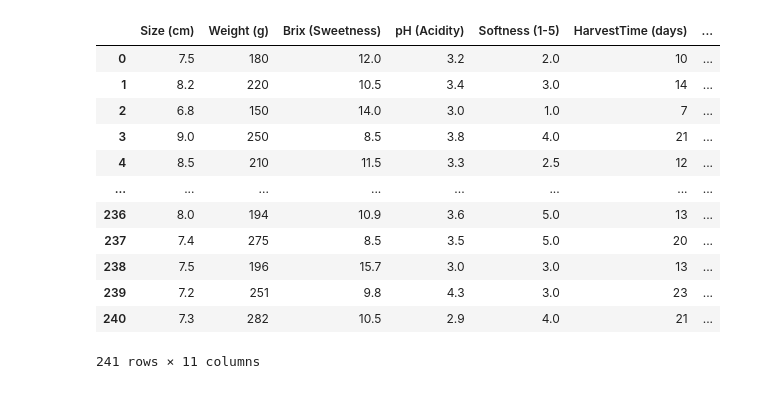
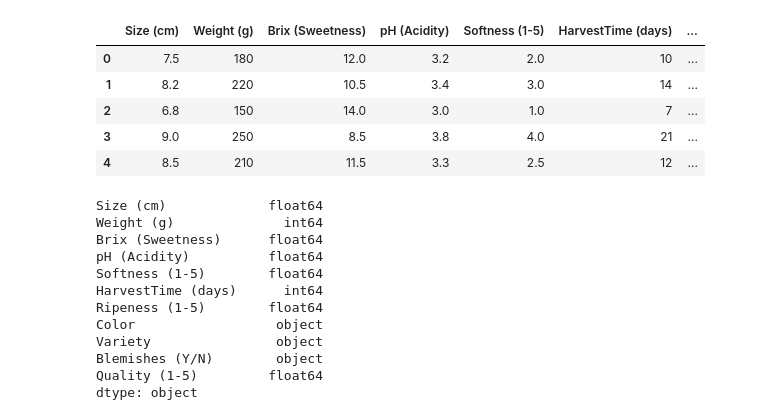
Before and after one commit to mbrwn65/OrangeAnalysis, a Jupyter notebook: orangeanalysis.ipynb, the cells around one changed output. Cells and saved outputs as stored; diff of their text form; code cells hidden in the pictures.

```diff
--- a/orangeanalysis.ipynb
+++ b/orangeanalysis.ipynb
@@ -3,19 +3,27 @@ import numpy as np
 import pandas as pd
 # %%
 OrangeDF = pd.read_csv("../OrangeQualityData.csv")
+# %%
+OrangeDF.head(5)
+# %% [output]
+|  | Size (cm) | Weight (g) | Brix (Sweetness) | pH (Acidity) | Softness (1-5) | HarvestTime (days) | ... |
+| 0 | 7.5 | 180 | 12.0 | 3.2 | 2.0 | 10 | ... |
+| 1 | 8.2 | 220 | 10.5 | 3.4 | 3.0 | 14 | ... |
+| 2 | 6.8 | 150 | 14.0 | 3.0 | 1.0 | 7 | ... |
+| 3 | 9.0 | 250 | 8.5 | 3.8 | 4.0 | 21 | ... |
+| 4 | 8.5 | 210 | 11.5 | 3.3 | 2.5 | 12 | ... |
 # %%
-OrangeDF
+OrangeDF.dtypes
 # %% [output]
-|  | Size (cm) | Weight (g) | Brix (Sweetness) | pH (Acidity) | Softness (1-5) | HarvestTime (days) | ... |
-| 0 | 7.5 | 180 | 12.0 | 3.2 | 2.0 | 10 | ... |
-| 1 | 8.2 | 220 | 10.5 | 3.4 | 3.0 | 14 | ... |
-| 2 | 6.8 | 150 | 14.0 | 3.0 | 1.0 | 7 | ... |
-| 3 | 9.0 | 250 | 8.5 | 3.8 | 4.0 | 21 | ... |
-| 4 | 8.5 | 210 | 11.5 | 3.3 | 2.5 | 12 | ... |
-| ... | ... | ... | ... | ... | ... | ... | ... |
-| 236 | 8.0 | 194 | 10.9 | 3.6 | 5.0 | 13 | ... |
-| 237 | 7.4 | 275 | 8.5 | 3.5 | 5.0 | 20 | ... |
-| 238 | 7.5 | 196 | 15.7 | 3.0 | 3.0 | 13 | ... |
-| 239 | 7.2 | 251 | 9.8 | 4.3 | 3.0 | 23 | ... |
-| 240 | 7.3 | 282 | 10.5 | 2.9 | 4.0 | 21 | ... |
-241 rows × 11 columns
+Size (cm)             float64
+Weight (g)              int64
+Brix (Sweetness)      float64
+pH (Acidity)          float64
+Softness (1-5)        float64
+HarvestTime (days)      int64
+Ripeness (1-5)        float64
+Color                  object
+Variety                object
+Blemishes (Y/N)        object
+Quality (1-5)         float64
+dtype: object
```
Also changed, not shown: parts of 9 cells of this notebook.
